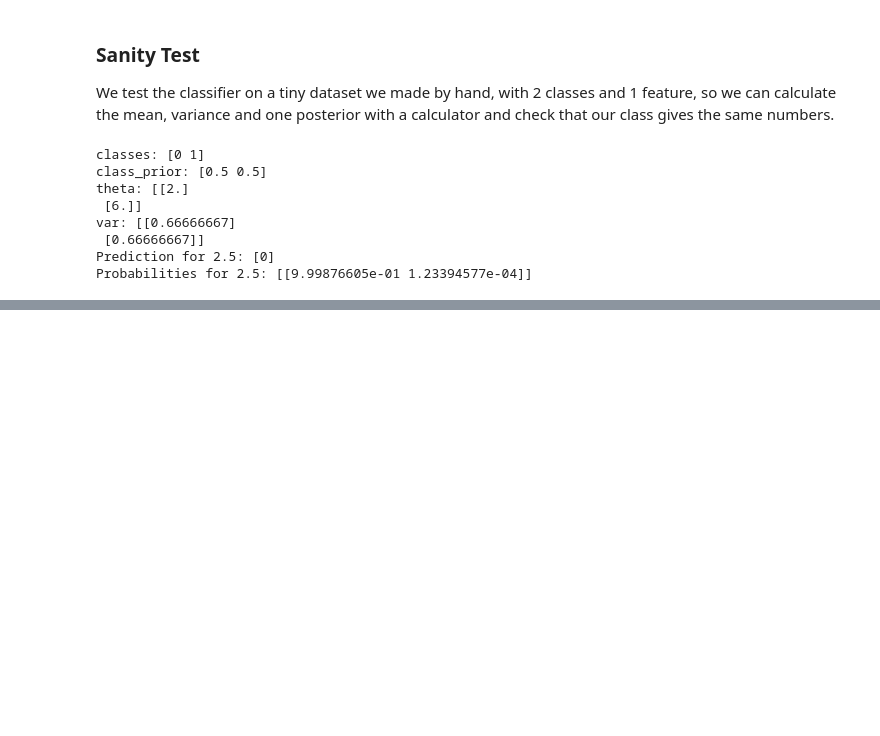
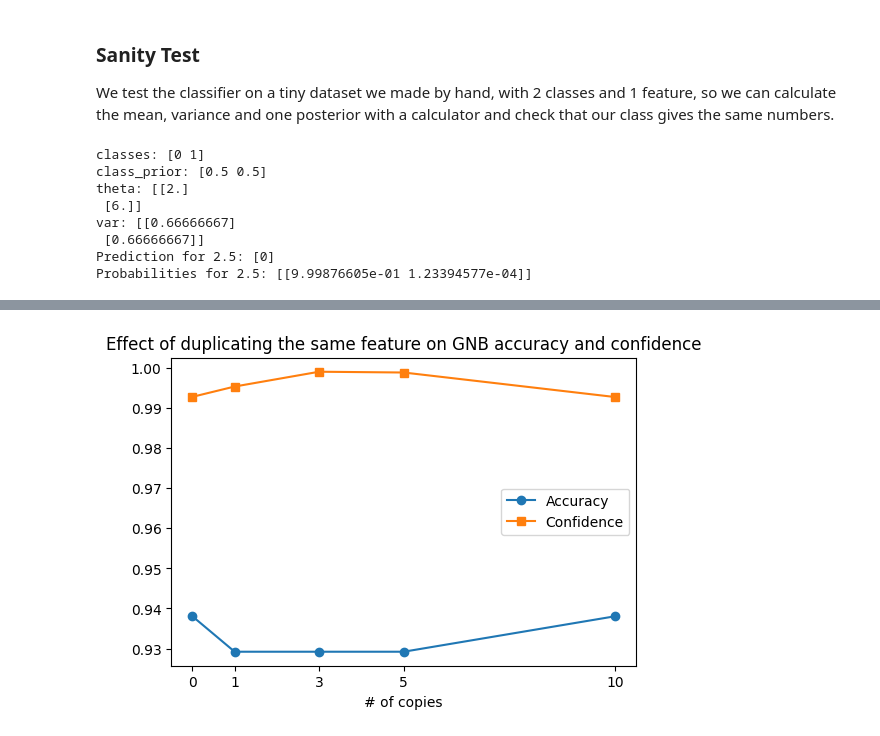
Before and after one commit to ahmedtolba481/Gaussian-Naive-Bayes-From-Scratch, a Jupyter notebook: GNB_20242023_20240523.ipynb, the cells around one changed output, grey strips where cells are left out. Drawn from its saved outputs; the diff is of its cells as text; code cells hidden in the pictures; blank space fills up the shorter version.

```diff
--- a/GNB_20242023_20240523.ipynb
+++ b/GNB_20242023_20240523.ipynb
@@ -202,0 +312,15 @@ Probabilities for 2.5: [[9.99876605e-01 1.23394577e-04]]
+# %%
+copies = [0, 1, 3, 5, 10]
+
+accs, confs = [], []
+model = GaussianNaiveBayes()
+for i in copies:
+    rep_train = np.repeat(x_train[:, [inx]], i, axis = 1)
+    x_train_new = np.hstack([x_train, rep_train])
+    rep_test = np.repeat(x_test[:, [inx]], i, axis = 1)
+    x_test_new = np.hstack([x_test, rep_test])
+    model.fit(x_train_new, y_train)
+    accs.append((model.predict(x_test_new) == y_test).mean())
+    confs.append(model.predict_proba(x_test_new).max(axis=1).mean())
+
+    print("copies:", i, "\naccuracy:", accs[-1], "\nconfidence:", confs[-1])
@@ -202,0 +343,11 @@ Probabilities for 2.5: [[9.99876605e-01 1.23394577e-04]]
+# %%
+plt.figure(figsize=(6, 4))
+plt.plot(copies, accs, marker="o", label="Accuracy")
+plt.plot(copies, confs, marker="s", label="Confidence")
+plt.xlabel("# of copies")
+plt.title("Effect of duplicating the same feature on GNB accuracy and confidence")
+plt.xticks(copies)
+plt.legend()
+plt.show()
+# %% [output]
+[figure, added]
```
Also changed, not shown: parts of 26 cells of this notebook.
